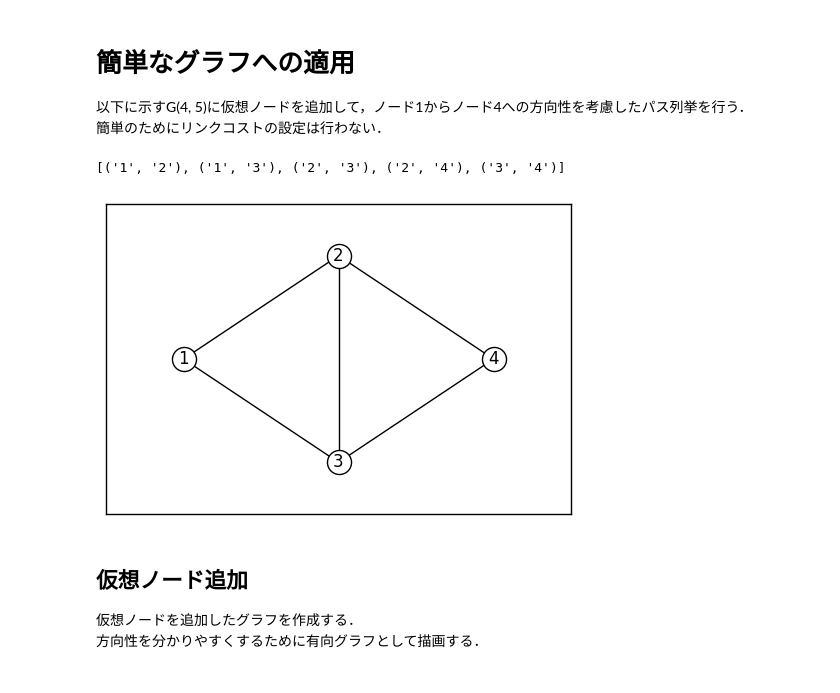
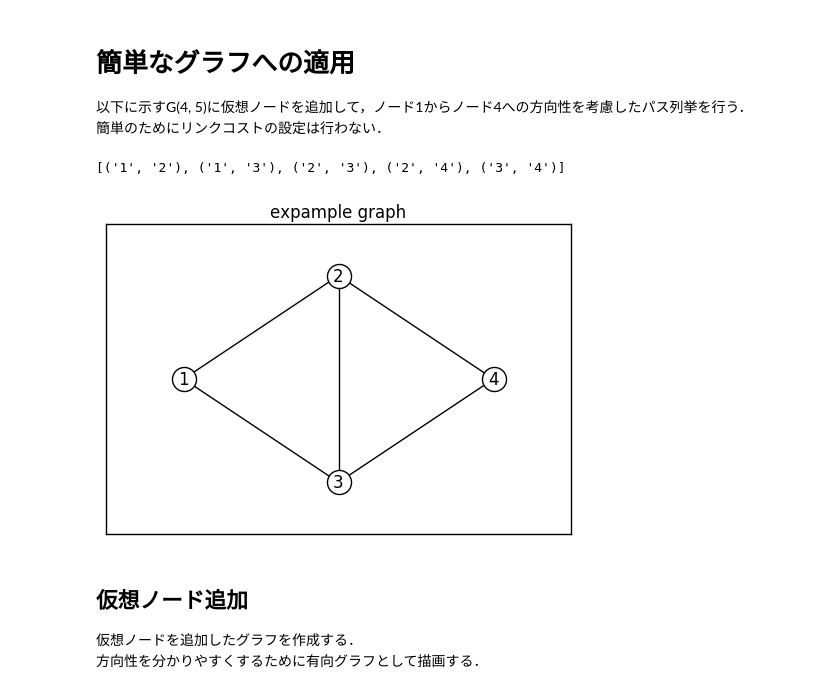
Before and after one commit to N0nki/direction_wrapper, a Jupyter notebook: Graphillion_direction_wrapper.ipynb, the cells around one changed output. Drawn from its saved outputs; the diff is of its cells as text; code cells hidden in the pictures.

```diff
--- a/Graphillion_direction_wrapper.ipynb
+++ b/Graphillion_direction_wrapper.ipynb
@@ -71,6 +71,11 @@ Python 3系
 </div>
 
 まず，rule1によって1から21を経由して2へ至るパスが削除され，1から直接2へ行くパスが残る．次にrule2によってサブグラフ`[(1,2), (32,2)]`が削除されるのでリンク(1,2)と(32,2)は同時に使用できなくなる．すると，2から3へ至る経路はリンク(2,3)を使用するものしか残らない．以上の操作により方向性を守ったパス`[(1,2),(2,3)]`が得られる．
+# %% [markdown]
+# 簡単なグラフへの適用
+
+以下に示すG(4, 5)に仮想ノードを追加して，ノード1からノード4への方向性を考慮したパス列挙を行う．
+簡単のためにリンクコストの設定は行わない．
 # %%
 from itertools import combinations
 import networkx as nx
@@ -79,11 +84,6 @@ import matplotlib.pyplot as plt
 from graphillion import GraphSet
 
 %matplotlib inline
-# %% [markdown]
-# 簡単なグラフへの適用
-
-以下に示すG(4, 5)に仮想ノードを追加して，ノード1からノード4への方向性を考慮したパス列挙を行う．
-簡単のためにリンクコストの設定は行わない．
 # %%
 def draw(G, pos, subgraph=None):
     nx.draw_networkx_nodes(G, pos, node_color="w")
@@ -100,12 +99,13 @@ def draw(G, pos, subgraph=None):
 # %%
 edgelist = [("1","2"),("1","3"),("2","3"),("2","4"),("3","4")]
 G = nx.Graph(data=edgelist)
 node_pos = {"1": (0,0), "2": (1,1), "3": (1,-1), "4": (2,0)}
 print(G.edges())
+plt.title("expample graph")
 draw(G, node_pos)
 # %% [output]
 [('1', '2'), ('1', '3'), ('2', '3'), ('2', '4'), ('3', '4')]
-[figure, old version]
+[figure, new version]
 # %% [markdown]
 ## 仮想ノード追加
 
```
Also changed, not shown: parts of 15 cells of this notebook.
